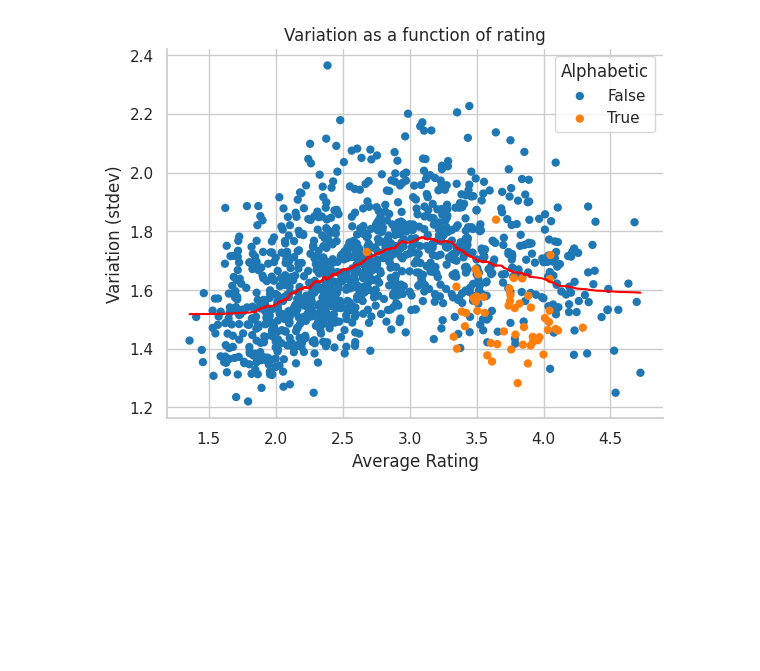
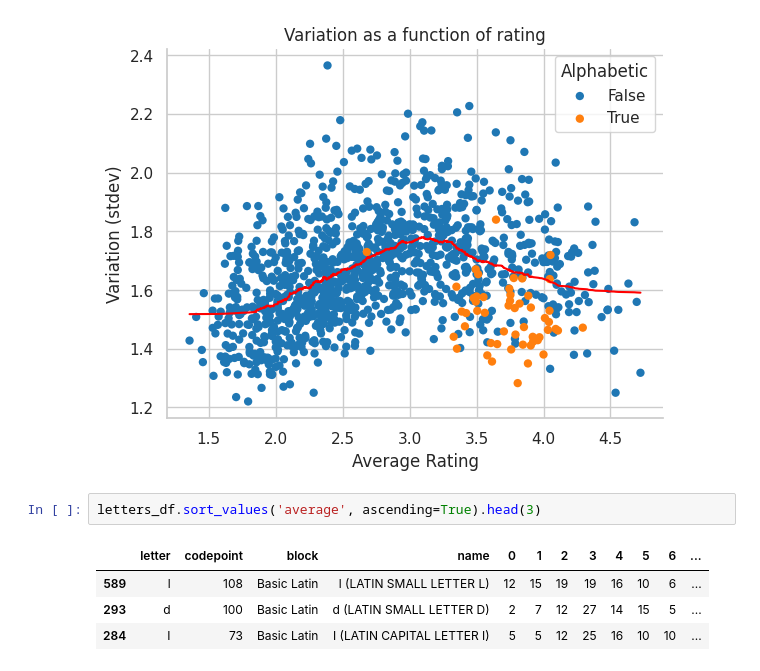
Before and after one commit to Nate-Sheibley/favorite_letters, a Jupyter notebook: favorite_letters.ipynb, the cells around one changed output. Cells and saved outputs as stored; diff of their text form; blank space fills up the shorter version.

```diff
--- a/favorite_letters.ipynb
+++ b/favorite_letters.ipynb
@@ -446,3 +446,10 @@ sns.despine()
 fig.savefig("images/avg_stdev_scatter_alphabetic")
 # %% [output]
 [figure]
+# %%
+letters_df.sort_values('average', ascending=True).head(3)
+# %% [output]
+|  | letter | codepoint | block | name | 0 | 1 | 2 | 3 | 4 | 5 | 6 | ... |
+| 589 | l | 108 | Basic Latin | l (LATIN SMALL LETTER L) | 12 | 15 | 19 | 19 | 16 | 10 | 6 | ... |
+| 293 | d | 100 | Basic Latin | d (LATIN SMALL LETTER D) | 2 | 7 | 12 | 27 | 14 | 15 | 5 | ... |
+| 284 | I | 73 | Basic Latin | I (LATIN CAPITAL LETTER I) | 5 | 5 | 12 | 25 | 16 | 10 | 10 | ... |
```
Also changed, not shown: parts of 4 cells of this notebook, 1 other file.
